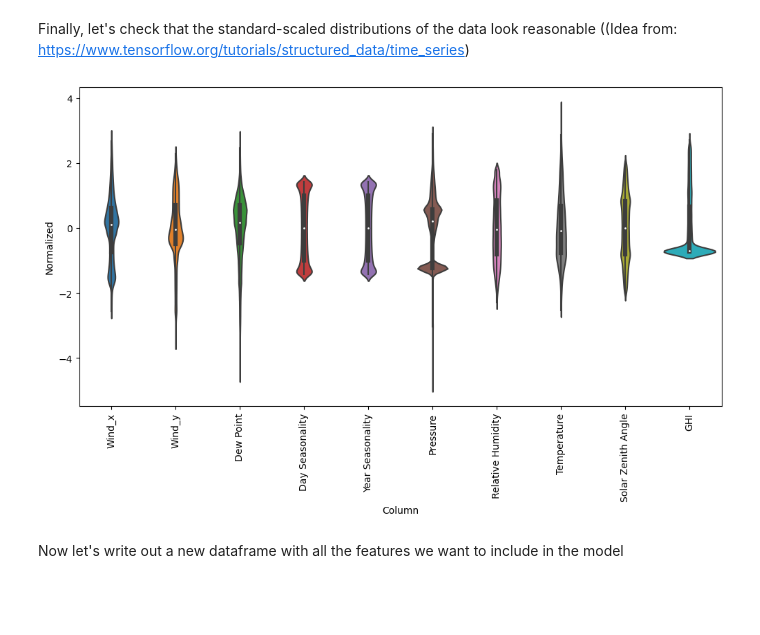
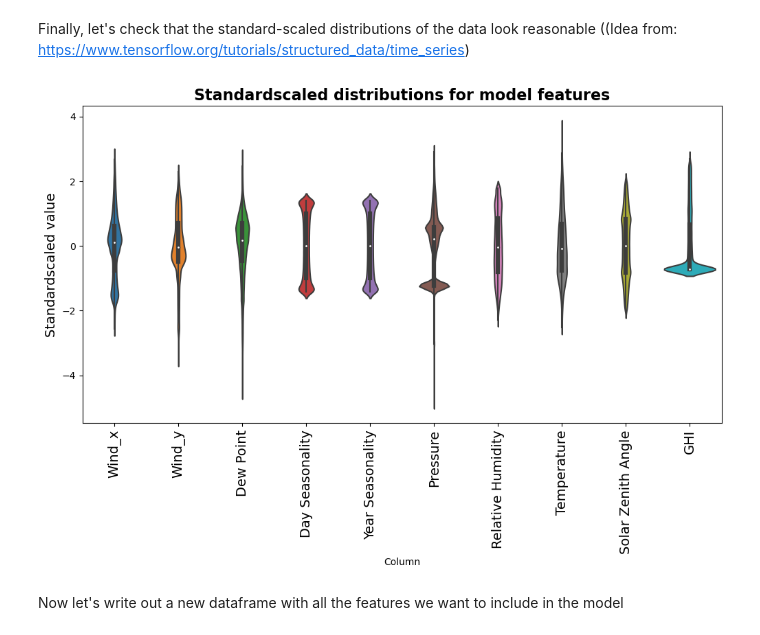
Before and after one commit to martijndevries/solar-intensity-forecast, a Jupyter notebook: code/EDA.ipynb, the cells around one changed output. Drawn from its saved outputs; the diff is of its cells as text; code cells hidden in the pictures; blank space fills up the shorter version.

```diff
--- a/code/EDA.ipynb
+++ b/code/EDA.ipynb
@@ -297,11 +312,14 @@ df_std = df_scale.std()
 # %%
 df_plot = (df[numerical_features] - df_mean)/df_std
 df_plot = df_plot.melt(var_name='Column', value_name='Normalized')
 plt.figure(figsize=(12, 6))
 ax = sns.violinplot(x='Column', y='Normalized', data=df_plot)
-_ = ax.set_xticklabels(df[numerical_features].keys(), rotation=90)
+_ = ax.set_xticklabels(df[numerical_features].keys(), rotation=90, fontsize=14)
+ax.set_ylabel('Standardscaled value', fontsize=14)
+plt.title('Standardscaled distributions for model features', fontsize=16, fontweight='bold')
+plt.savefig('../figures/features_violin.png')
 # %% [output]
-[figure, old version]
+[figure, new version]
 # %% [markdown]
 Now let's write out a new dataframe with all the features we want to include in the model
 # %%
```
Also changed, not shown: parts of 14 cells of this notebook, 14 other files.
